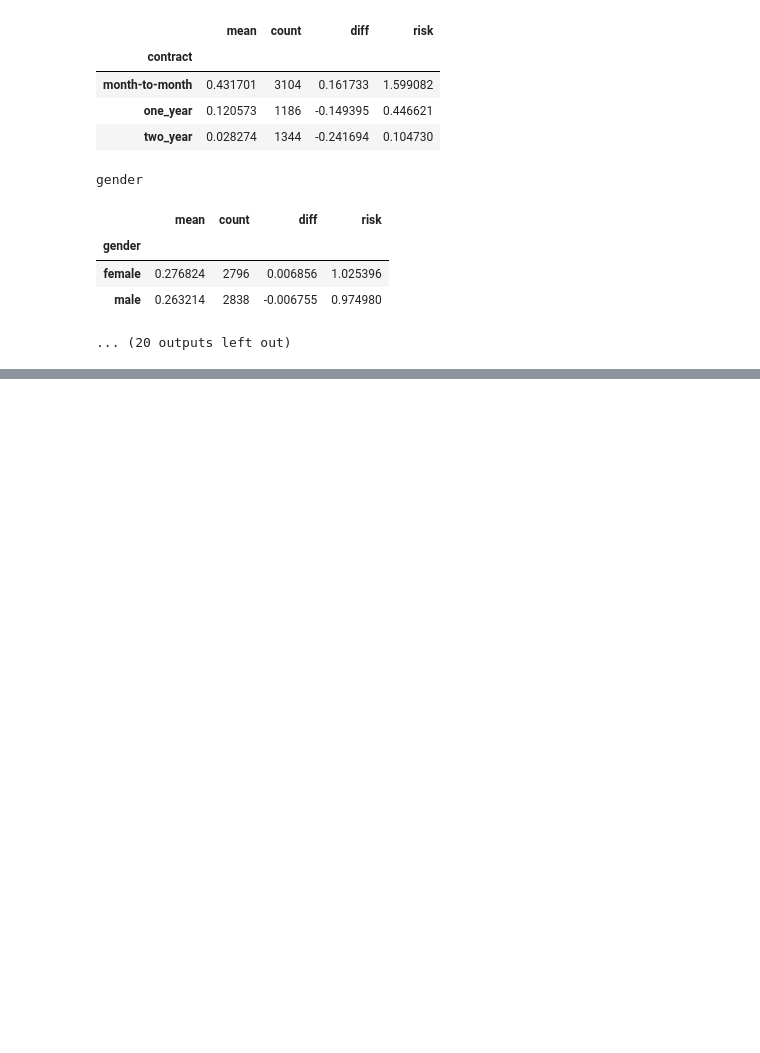
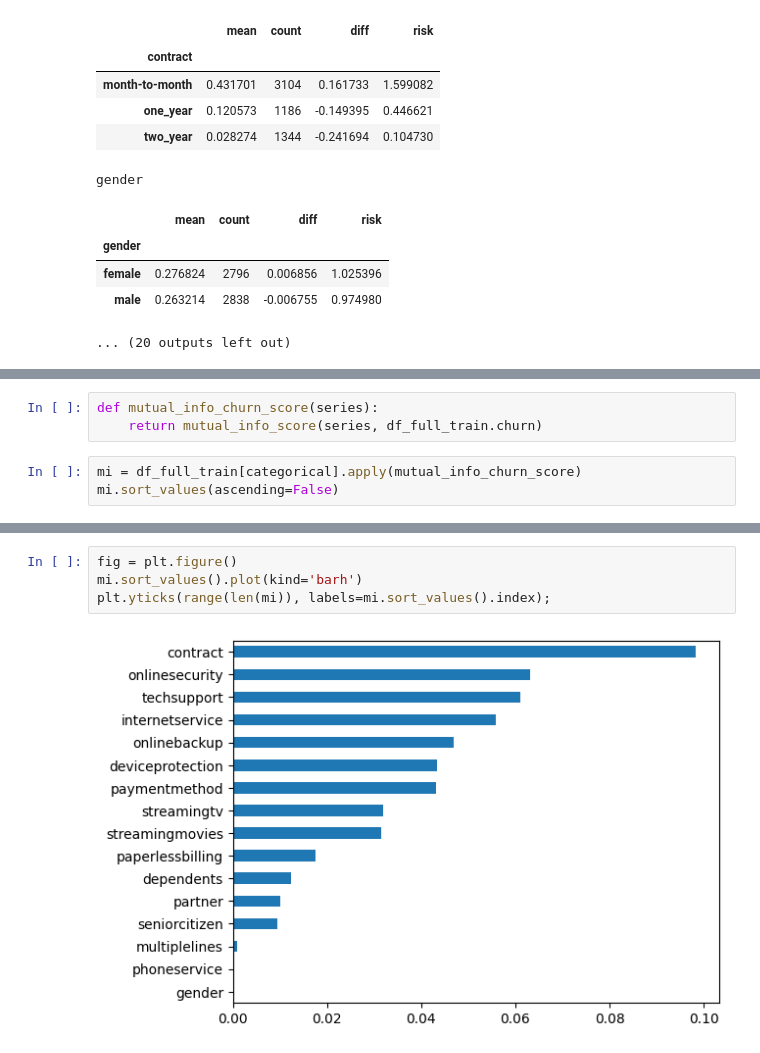
Before and after one commit to aaalexlit/machine-learning-zoomcamp-alex, a Jupyter notebook: 03-classification/churn.ipynb, the cells around one changed output, grey strips where cells are left out. Saved outputs shown, nothing was run; the diff lists cells and outputs as text; blank space fills up the shorter version.

Commit message:
lesson 3.6 catecorical feature importance - mutual information

```diff
--- a/03-classification/churn.ipynb
+++ b/03-classification/churn.ipynb
@@ -241,0 +258,6 @@ gender
+# %%
+def mutual_info_churn_score(series):
+    return mutual_info_score(series, df_full_train.churn)
+# %%
+mi = df_full_train[categorical].apply(mutual_info_churn_score)
+mi.sort_values(ascending=False)
@@ -241,0 +282,6 @@ gender
+# %%
+fig = plt.figure()
+mi.sort_values().plot(kind='barh')
+plt.yticks(range(len(mi)), labels=mi.sort_values().index);
+# %% [output]
+[figure, added]
```
Also changed, not shown: parts of 4 cells of this notebook.
